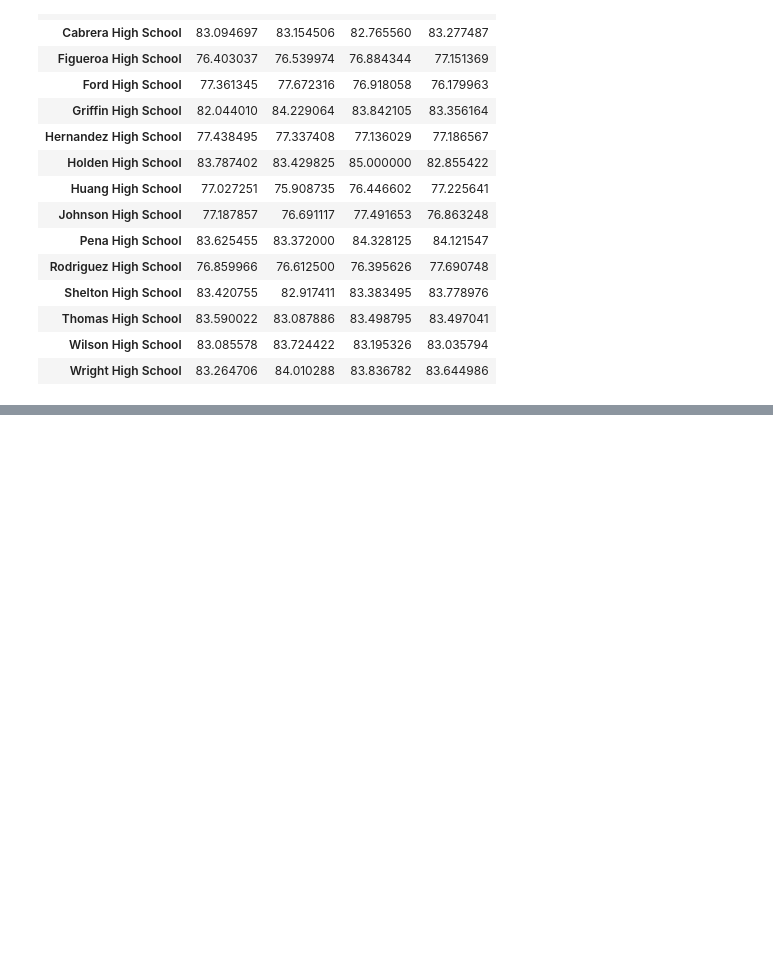
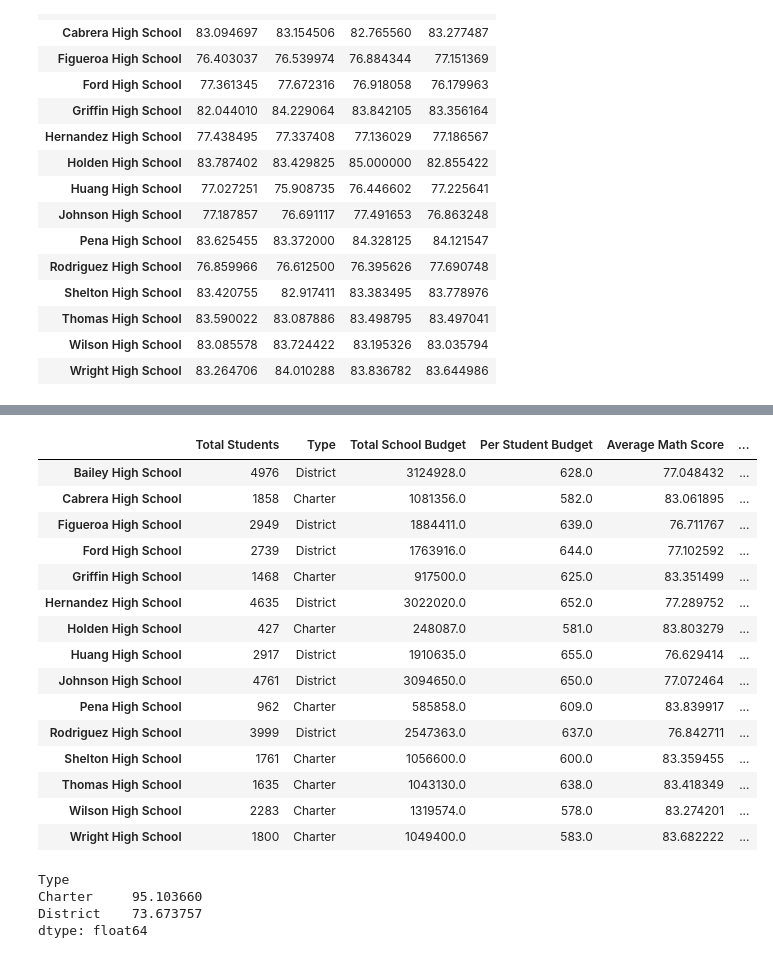
Before and after one commit to 1davegalloway/SchoolDistrictAnalysis, a Jupyter notebook: Sch.District.Analysis.ipynb, the cells around one changed output, grey strips where cells are left out. Cells and saved outputs as stored; diff of their text form; code cells hidden in the pictures; blank space fills up the shorter version.

```diff
--- a/Sch.District.Analysis.ipynb
+++ b/Sch.District.Analysis.ipynb
@@ -307,4 +295,12 @@ spendrg = ["<$585", "$585-615", "$615-645", "$645-675"]
 # %%
+# Sample bins. Feel free to create your own bins.
+spending_bins = [0, 585, 615, 645, 675]
+spendrg = ["<$585", "$585-615", "$615-645", "$645-675"]
+
+
+
+school_data_complete.head()
+
 
 # Create a table that breaks down school performances based on average Spending Ranges. Use 4 reasonable bins to group school spending. Include in the table each of the following:
 
@@ -312,12 +308,12 @@ spendrg = ["<$585", "$585-615", "$615-645", "$645-675"]
 # Average Reading Score
 # % Passing Math
 # % Passing Reading
-school_data["Spending Ranges"] = pd.cut(perstubudg, spending_bins, labels=spendrg)
+SchoolSummarydf["Spending Ranges"] = pd.cut(PerStudentCapa, spending_bins, labels=spendrg)
 
-mathscorespend = school_data.groupby(["Spending Ranges"]).mean()["Average Math Score"]
-readscorespend = school_data.groupby(["Spending Ranges"]).mean()["Average Reading Score"]
-passmathspend = school_data.groupby(["Spending Ranges"]).mean()["% Passing Math"]
-passreadspend = school_data.groupby(["Spending Ranges"]).mean()["% Passing Reading"]
+mathscorespend = SchoolSummarydf.groupby(["Spending Ranges"]).mean()["Average Math Score"]
+readscorespend = SchoolSummarydf.groupby(["Spending Ranges"]).mean()["Average Reading Score"]
+passmathspend = SchoolSummarydf.groupby(["Spending Ranges"]).mean()["% Passing Math"]
+passreadspend = SchoolSummarydf.groupby(["Spending Ranges"]).mean()["% Passing Reading"]
 
 
 # Overall Passing Rate (Average of the above two)
@@ -325,7 +321,7 @@ passreadspend = school_data.groupby(["Spending Ranges"]).mean()["% Passing Readi
 Spendoverallpassrt = (passmathspend + passreadspend)/2
 #school_data.head
 
-SpendSumm = school_data[["Average Math Score","Average Reading Score","% Passing Math","% Passing Reading", "Overall Passing Rate"]]
+SpendSumm = SchoolSummarydf[["Average Math Score","Average Reading Score","% Passing Math","% Passing Reading", "Overall Passing Rate"]]
 
 #DataFrame
 SpendSumm = pd.DataFrame({"Average Math Score"     :mathscorespend,
@@ -344,19 +341,41 @@ sizerange = ["Small (<1000)", "Medium (1000-2000)", "Large (2000-5000)"]
 # %%
+# Sample bins. Feel free to create your own bins.
+size_bins = [0, 1000, 2000, 5000]
+sizerange = ["Small (<1000)", "Medium (1000-2000)", "Large (2000-5000)"]
+
 # Create a table that breaks down school performances based on School Size. Use 4 reasonable bins to group school spending. Include in the table each of the following:
-SchoolSize = school_data["Size Ranges"] = pd.cut(countstudentdata, size_bins, labels=sizerange)
+SchoolSummarydf["Size Ranges"] = pd.cut(PerStudentCapa, size_bins, labels=sizerange)
 
-szmtscore = school_data_complete.groupby(["Size Ranges"]).mean()["Average Math Score"]
-szrdscore = school_data_complete.groupby(["Size Ranges"]).mean()["Average Reading Score"]
-szpasmt =school_data_complete.groupby(["Size Ranges"]).mean()["% Passing Math"]
-szpasrd =school_data_complete.groupby(["Size Ranges"]).mean()["% Passing Reading"]
+szmtscore = SchoolSummarydf.groupby(["Size Ranges"]).mean()["Average Math Score"]
+szrdscore = SchoolSummarydf.groupby(["Size Ranges"]).mean()["Average Reading Score"]
+szpasmt =SchoolSummarydf.groupby(["Size Ranges"]).mean()["% Passing Math"]
+szpasrd =SchoolSummarydf.groupby(["Size Ranges"]).mean()["% Passing Reading"]
 # Average Math Score
 # Average Reading Score
 # % Passing Math
 # % Passing Reading
 
 
 # Overall Passing Rate (Average of the above two)
 szoverallpass = (szpasmt + szpasrd)/2
+SchoolSummarydf
+# %% [output]
+|  | Total Students | Type | Total School Budget | Per Student Budget | Average Math Score | ... |
+| Bailey High School | 4976 | District | 3124928.0 | 628.0 | 77.048432 | ... |
+| Cabrera High School | 1858 | Charter | 1081356.0 | 582.0 | 83.061895 | ... |
+| Figueroa High School | 2949 | District | 1884411.0 | 639.0 | 76.711767 | ... |
+| Ford High School | 2739 | District | 1763916.0 | 644.0 | 77.102592 | ... |
+| Griffin High School | 1468 | Charter | 917500.0 | 625.0 | 83.351499 | ... |
+| Hernandez High School | 4635 | District | 3022020.0 | 652.0 | 77.289752 | ... |
+| Holden High School | 427 | Charter | 248087.0 | 581.0 | 83.803279 | ... |
+| Huang High School | 2917 | District | 1910635.0 | 655.0 | 76.629414 | ... |
+| Johnson High School | 4761 | District | 3094650.0 | 650.0 | 77.072464 | ... |
+| Pena High School | 962 | Charter | 585858.0 | 609.0 | 83.839917 | ... |
+| Rodriguez High School | 3999 | District | 2547363.0 | 637.0 | 76.842711 | ... |
+| Shelton High School | 1761 | Charter | 1056600.0 | 600.0 | 83.359455 | ... |
+| Thomas High School | 1635 | Charter | 1043130.0 | 638.0 | 83.418349 | ... |
+| Wilson High School | 2283 | Charter | 1319574.0 | 578.0 | 83.274201 | ... |
+| Wright High School | 1800 | Charter | 1049400.0 | 583.0 | 83.682222 | ... |
 # %%
 # Create a table that breaks down school performances based on school type.
 
@@ -364,11 +383,17 @@ szoverallpass = (szpasmt + szpasrd)/2
 # Average Reading Score
 # % Passing Math
 # % Passing Reading
-typms = school_data_complete.groupby(["type"]).mean()["Average Math Score"]
-typrs = school_data_complete.groupby(["type"]).mean()["Average Reading Score"]
-typpmt =school_data_complete.groupby(["type"]).mean()["% Passing Math"]
-typprd =school_data_complete.groupby(["type"]).mean()["% Passing Reading"]
+typms = SchoolSummarydf.groupby(["Type"]).mean()["Average Math Score"]
+typrs = SchoolSummarydf.groupby(["Type"]).mean()["Average Reading Score"]
+typpmt =SchoolSummarydf.groupby(["Type"]).mean()["% Passing Math"]
+typprd =SchoolSummarydf.groupby(["Type"]).mean()["% Passing Reading"]
 # Overall Passing Rate (Average of the above two)
 typoverallpassingrate = (typpmt + typprd)/2
+typoverallpassingrate
+# %% [output]
+Type
+Charter     95.103660
+District    73.673757
+dtype: float64
 # %%
 #Show results by indexing
```
Also changed, not shown: parts of 12 cells of this notebook, 1 other file.
